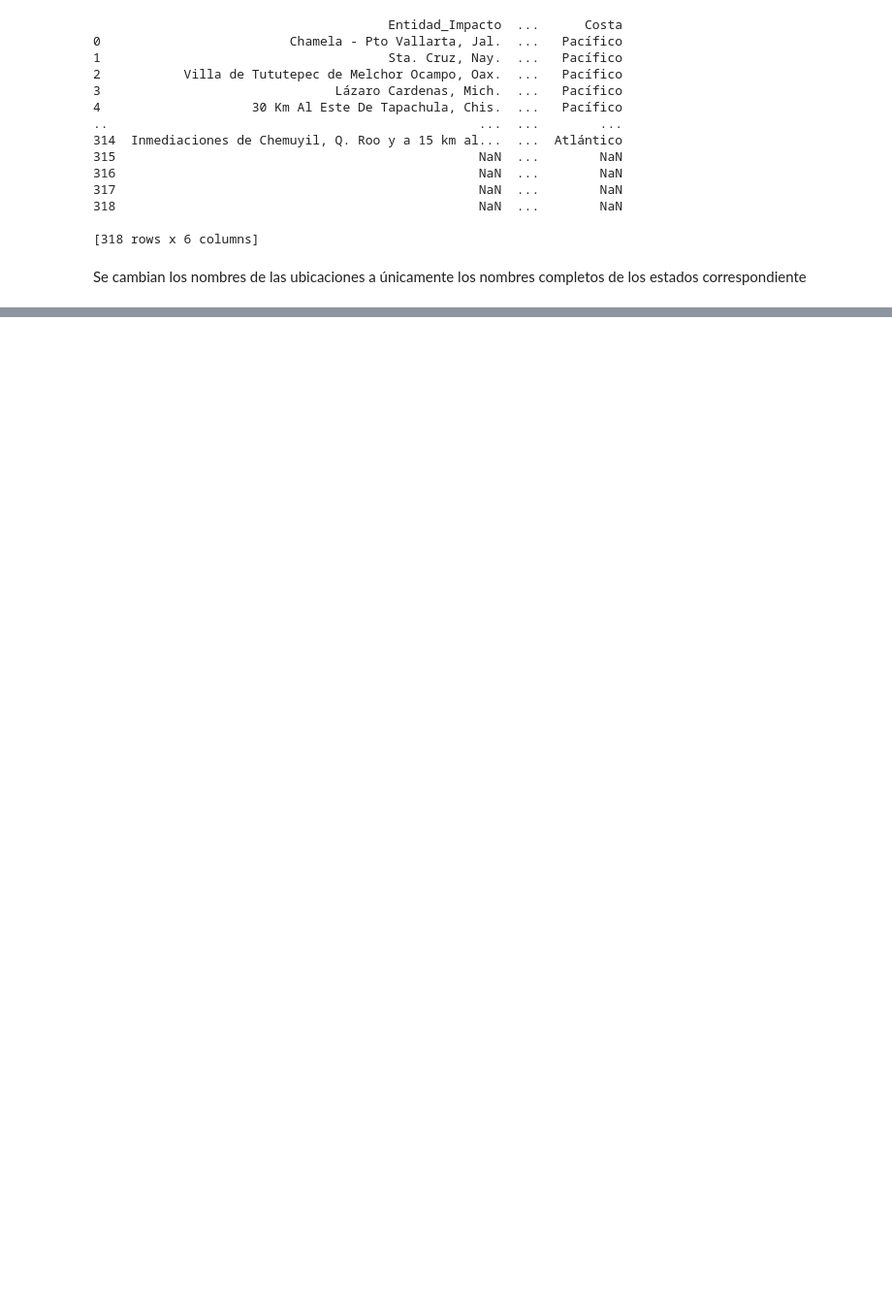
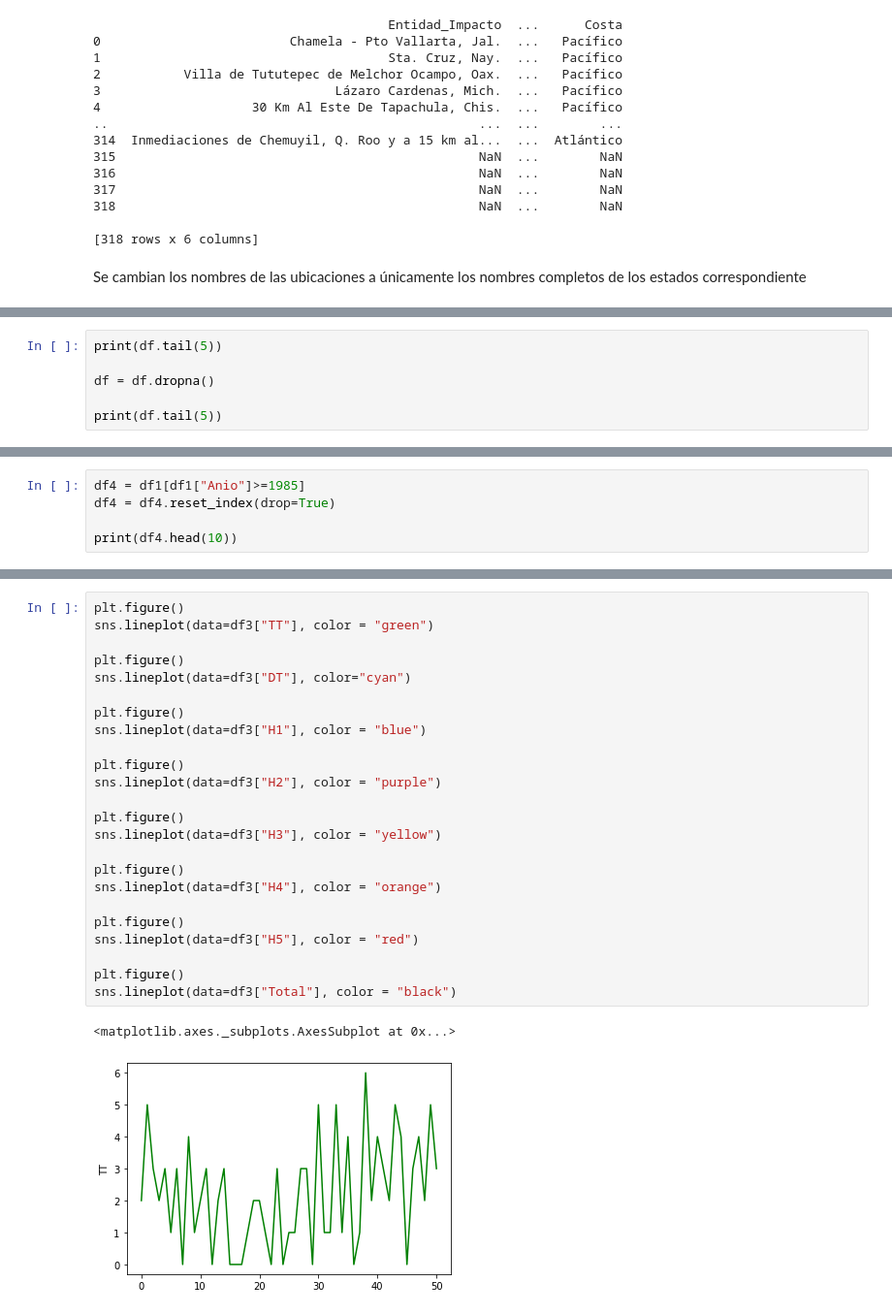
Before and after one commit to AdrianDiazGaxiola/Proyecto-Final, a Jupyter notebook: Ciclones.ipynb, the cells around one changed output, grey strips where cells are left out. Shown at 97% size. Saved outputs shown, nothing was run; the diff lists cells and outputs as text; blank space fills up the shorter version.

```diff
--- a/Ciclones.ipynb
+++ b/Ciclones.ipynb
@@ -152,0 +167,6 @@ print(df.head(5))
+# %%
+print(df.tail(5))
+
+df = df.dropna()
+
+print(df.tail(5))
@@ -152,0 +224,5 @@ print(df.head(5))
+# %%
+df4 = df1[df1["Anio"]>=1985]
+df4 = df4.reset_index(drop=True)
+
+print(df4.head(10))
@@ -152,0 +416,27 @@ print(df.head(5))
+# %%
+plt.figure()
+sns.lineplot(data=df3["TT"], color = "green")
+
+plt.figure()
+sns.lineplot(data=df3["DT"], color="cyan")
+
+plt.figure()
+sns.lineplot(data=df3["H1"], color = "blue")
+
+plt.figure()
+sns.lineplot(data=df3["H2"], color = "purple")
+
+plt.figure()
+sns.lineplot(data=df3["H3"], color = "yellow")
+
+plt.figure()
+sns.lineplot(data=df3["H4"], color = "orange")
+
+plt.figure()
+sns.lineplot(data=df3["H5"], color = "red")
+
+plt.figure()
+sns.lineplot(data=df3["Total"], color = "black")
+# %% [output]
+<matplotlib.axes._subplots.AxesSubplot at 0x...>
+[figure, added]
```
Also changed, not shown: parts of 19 cells of this notebook.
